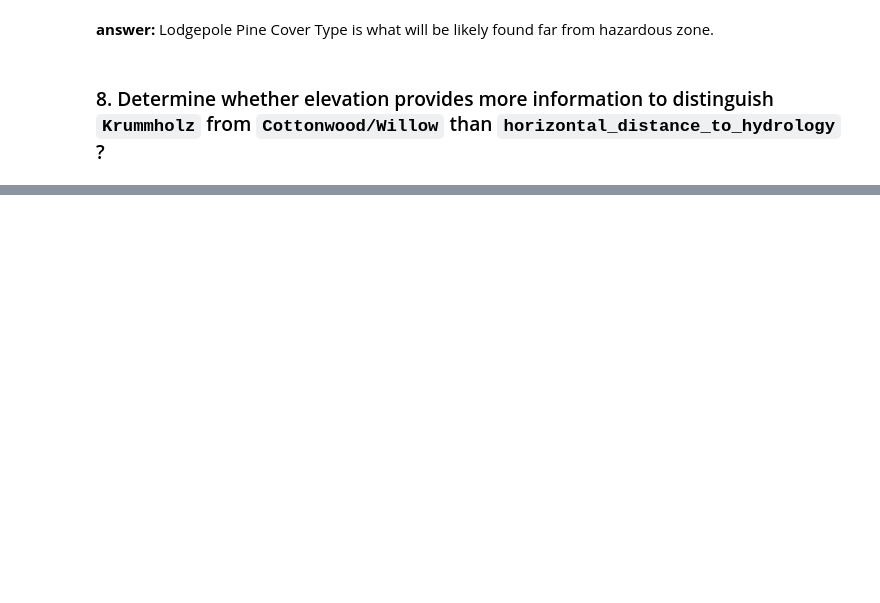
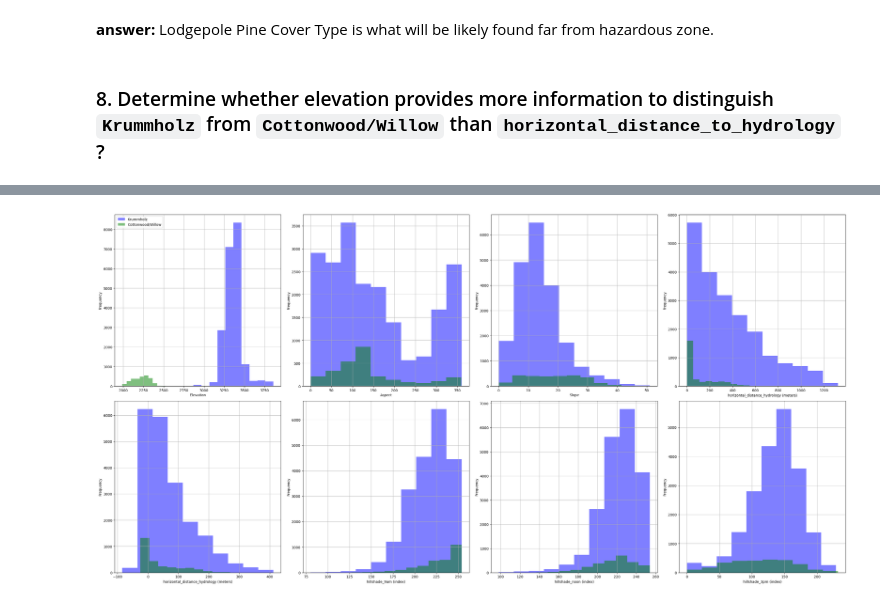
Before and after one commit to wit03/datamodel, a Jupyter notebook: lab4/lab4.ipynb, the cells around one changed output, grey strips where cells are left out. Cells and saved outputs as stored; diff of their text form; code cells hidden in the pictures; blank space fills up the shorter version.

```diff
--- a/lab4/lab4.ipynb
+++ b/lab4/lab4.ipynb
@@ -153,0 +174,88 @@ plt.show()
+# %%
+filtered_df = df[df['cover_type'].isin(['Krummholz', 'Cottonwood/Willow'])]
+
+plt.figure(figsize=(30,15))
+plt.subplot(2,4,1)
+plt.hist(filtered_df[filtered_df['cover_type'] == 'Krummholz']['elevation'],alpha=0.5, label='Krummholz', color='b')
+plt.hist(filtered_df[filtered_df['cover_type'] == 'Cottonwood/Willow']['elevation'], alpha=0.5, label='Cottonwood/Willow', color='g')
+plt.xlabel('Elevation')
+plt.ylabel('Frequency')
+plt.legend()
+plt.grid(True)
+
+plt.subplot(2,4,2)
+plt.hist(filtered_df[filtered_df['cover_type'] == 'Krummholz']['aspect'], alpha=0.5, label='Krummholz', color='b')
+plt.hist(filtered_df[filtered_df['cover_type'] == 'Cottonwood/Willow']['aspect'], alpha=0.5, label='Cottonwood/Willow', color='g')
+plt.xlabel('Aspect')
+plt.ylabel('Frequency')
+plt.grid(True)
+
+plt.subplot(2,4,3)
+plt.hist(filtered_df[filtered_df['cover_type'] == 'Krummholz']['slope'], alpha=0.5, label='Krummholz', color='b')
+plt.hist(filtered_df[filtered_df['cover_type'] == 'Cottonwood/Willow']['slope'], alpha=0.5, label='Cottonwood/Willow', color='g')
+plt.xlabel('Slope')
+plt.ylabel('Frequency')
+plt.grid(True)
+
+plt.subplot(2,4,4)
+plt.hist(filtered_df[filtered_df['cover_type'] == 'Krummholz']['horizontal_distance_to_hydrology'], alpha=0.5, label='Krummholz', color='b')
+plt.hist(filtered_df[filtered_df['cover_type'] == 'Cottonwood/Willow']['horizontal_distance_to_hydrology'], alpha=0.5, label='Cottonwood/Willow', color='g')
+plt.xlabel('horizontal_distance_hydrology (meters)')
+plt.ylabel('Frequency')
+plt.grid(True)
+
+plt.subplot(2,4,5)
+plt.hist(filtered_df[filtered_df['cover_type'] == 'Krummholz']['vertical_distance_to_hydrology'], alpha=0.5, label='Krummholz', color='b')
+plt.hist(filtered_df[filtered_df['cover_type'] == 'Cottonwood/Willow']['vertical_distance_to_hydrology'], alpha=0.5, label='Cottonwood/Willow', color='g')
+plt.xlabel('horizontal_distance_hydrology (meters)')
+plt.ylabel('Frequency')
+plt.grid(True)
+
+plt.subplot(2,4,6)
+plt.hist(filtered_df[filtered_df['cover_type'] == 'Krummholz']['hillshade_9am'], alpha=0.5, label='Krummholz', color='b')
+plt.hist(filtered_df[filtered_df['cover_type'] == 'Cottonwood/Willow']['hillshade_9am'], alpha=0.5, label='Cottonwood/Willow', color='g')
+plt.xlabel('hillshade_9am (index)')
+plt.ylabel('Frequency')
+plt.grid(True)
+
+plt.subplot(2,4,7)
+plt.hist(filtered_df[filtered_df['cover_type'] == 'Krummholz']['hillshade_noon'], alpha=0.5, label='Krummholz', color='b')
+plt.hist(filtered_df[filtered_df['cover_type'] == 'Cottonwood/Willow']['hillshade_noon'], alpha=0.5, label='Cottonwood/Willow', color='g')
+plt.xlabel('hillshade_noon (index)')
+plt.ylabel('Frequency')
+plt.grid(True)
+
+plt.subplot(2,4,8)
+plt.hist(filtered_df[filtered_df['cover_type'] == 'Krummholz']['hillshade_3pm'], alpha=0.5, label='Krummholz', color='b')
+plt.hist(filtered_df[filtered_df['cover_type'] == 'Cottonwood/Willow']['hillshade_3pm'], alpha=0.5, label='Cottonwood/Willow', color='g')
+plt.xlabel('hillshade_3pm (index)')
+plt.ylabel('Frequency')
+plt.grid(True)
+plt.tight_layout()
+plt.show()
+
+filtered_df_count= filtered_df['cover_type'].value_counts()
+plt.figure(figsize=(10,6))
+plt.pie(filtered_df_count, labels=filtered_df_count.index, autopct='%1.1f%%')
+plt.title('Cover Type')
+plt.show()
+
+filtered_df_count_wilderness= filtered_df['wilderness_type'].value_counts()
+plt.figure(figsize=(10,6))
+plt.pie(filtered_df_count_wilderness, labels=filtered_df_count_wilderness.index, autopct='%1.1f%%')
+plt.title('Wilderness Relationship')
+plt.show()
+
+filtered_df_count_climatic= filtered_df['climatic_zone'].value_counts()
+plt.figure(figsize=(10,6))
+plt.pie(filtered_df_count_climatic, labels=filtered_df_count_climatic.index, autopct='%1.1f%%')
+plt.title('Climatic Zone Relationship')
+plt.show()
+
+filtered_df_count_geologic= filtered_df['geologic_zone'].value_counts()
+plt.figure(figsize=(10,6))
+plt.pie(filtered_df_count_geologic, labels=filtered_df_count_geologic.index, autopct='%1.1f%%')
+plt.title('Geologic Zone Relationship')
+plt.show()
+# %% [output]
+[figure, added]
```
Also changed, not shown: parts of 25 cells of this notebook.
